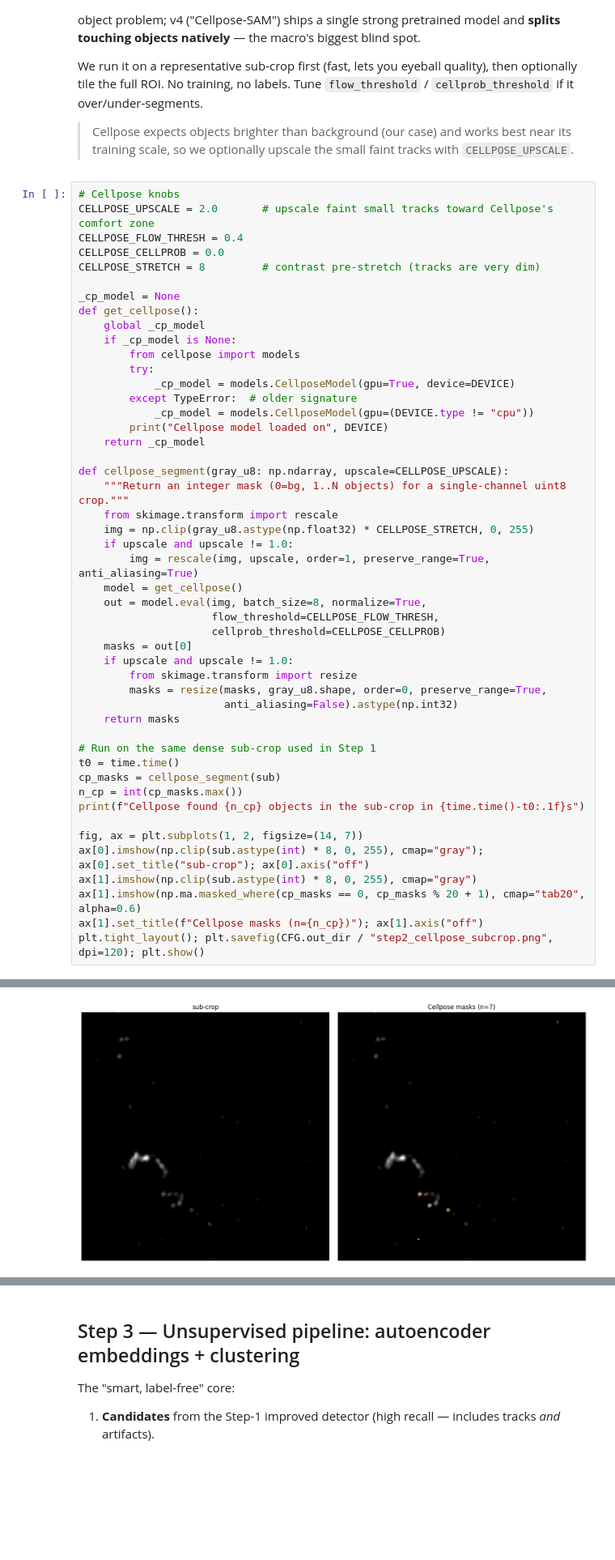
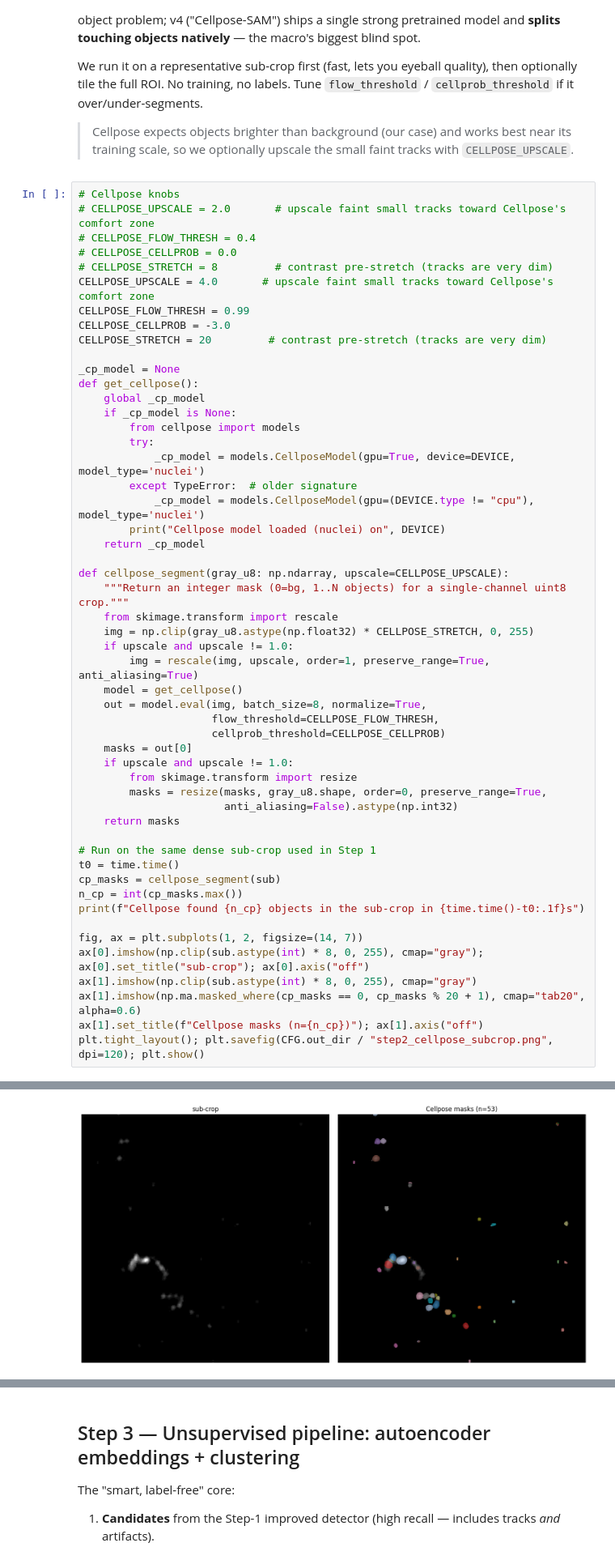
Before and after one commit to coccetti/radon, a Jupyter notebook: algorithms/radon_track_nn.ipynb, the cells around one changed output, grey strips where cells are left out. Shown at 81% size. Drawn from its saved outputs; the diff is of its cells as text; blank space fills up the shorter version.

```diff
--- a/algorithms/radon_track_nn.ipynb
+++ b/algorithms/radon_track_nn.ipynb
@@ -383,10 +429,14 @@ full ROI. No training, no labels. Tune `flow_threshold` / `cellprob_threshold` i
 > so we optionally upscale the small faint tracks with `CELLPOSE_UPSCALE`.
 # %%
 # Cellpose knobs
-CELLPOSE_UPSCALE = 2.0       # upscale faint small tracks toward Cellpose's comfort zone
-CELLPOSE_FLOW_THRESH = 0.4
-CELLPOSE_CELLPROB = 0.0
-CELLPOSE_STRETCH = 8         # contrast pre-stretch (tracks are very dim)
+# CELLPOSE_UPSCALE = 2.0       # upscale faint small tracks toward Cellpose's comfort zone
+# CELLPOSE_FLOW_THRESH = 0.4
+# CELLPOSE_CELLPROB = 0.0
+# CELLPOSE_STRETCH = 8         # contrast pre-stretch (tracks are very dim)
+CELLPOSE_UPSCALE = 4.0       # upscale faint small tracks toward Cellpose's comfort zone
+CELLPOSE_FLOW_THRESH = 0.99
+CELLPOSE_CELLPROB = -3.0
+CELLPOSE_STRETCH = 20         # contrast pre-stretch (tracks are very dim)
 
 _cp_model = None
 def get_cellpose():
@@ -394,10 +444,10 @@ def get_cellpose():
     if _cp_model is None:
         from cellpose import models
         try:
-            _cp_model = models.CellposeModel(gpu=True, device=DEVICE)
+            _cp_model = models.CellposeModel(gpu=True, device=DEVICE, model_type='nuclei')
         except TypeError:  # older signature
-            _cp_model = models.CellposeModel(gpu=(DEVICE.type != "cpu"))
-        print("Cellpose model loaded on", DEVICE)
+            _cp_model = models.CellposeModel(gpu=(DEVICE.type != "cpu"), model_type='nuclei')
+        print("Cellpose model loaded (nuclei) on", DEVICE)
     return _cp_model
 
 def cellpose_segment(gray_u8: np.ndarray, upscale=CELLPOSE_UPSCALE):
@@ -435,4 +485,4 @@ Cellpose found 7 objects in the sub-crop in 10.5s
-[figure, old version]
+[figure, new version]
 # %%
 # Apples-to-apples on the SAME sub-crop window: macro vs improved vs Cellpose
 sub_macro = macro_count(sub)
```
Also changed, not shown: parts of 4 cells of this notebook, 1 other file.
